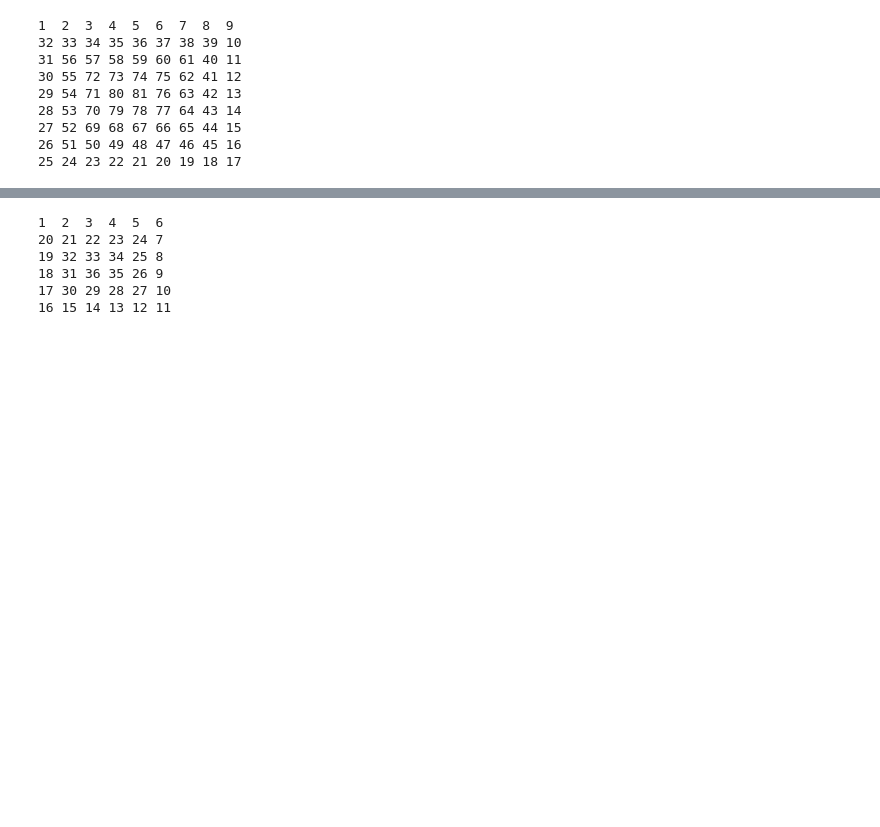
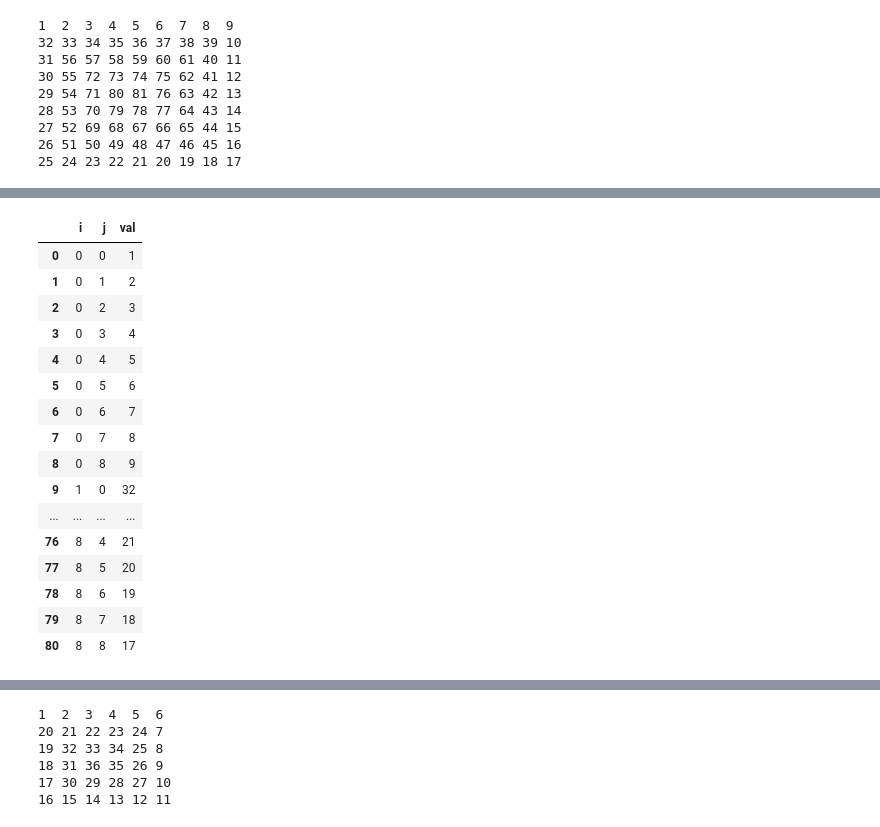
Before and after one commit to Tigershade/excercism, a Jupyter notebook: spiral_matrix.ipynb, the cells around one changed output, grey strips where cells are left out. Cells and saved outputs as stored; diff of their text form; code cells hidden in the pictures; blank space fills up the shorter version.

```diff
--- a/spiral_matrix.ipynb
+++ b/spiral_matrix.ipynb
@@ -65,0 +96,36 @@ print_matrix(res)
+# %%
+from IPython.display import HTML
+
+HTML(df_longer.to_html(max_rows=2000, max_cols=10, notebook=True,
+                classes='table table-striped table-hover',
+                escape=False,
+                table_id='scrollable-table',
+                border=0,
+               ) + """
+<style>
+#scrollable-table {
+    display: block;
+    max-height: 300px;
+    overflow: auto;
+    border: 1px solid #ccc;
+}
+</style>
+""")
+# %% [output]
+|  | i | j | val |
+| 0 | 0 | 0 | 1 |
+| 1 | 0 | 1 | 2 |
+| 2 | 0 | 2 | 3 |
+| 3 | 0 | 3 | 4 |
+| 4 | 0 | 4 | 5 |
+| 5 | 0 | 5 | 6 |
+| 6 | 0 | 6 | 7 |
+| 7 | 0 | 7 | 8 |
+| 8 | 0 | 8 | 9 |
+| 9 | 1 | 0 | 32 |
+| ... | ... | ... | ... |
+| 76 | 8 | 4 | 21 |
+| 77 | 8 | 5 | 20 |
+| 78 | 8 | 6 | 19 |
+| 79 | 8 | 7 | 18 |
+| 80 | 8 | 8 | 17 |
```
Also changed, not shown: parts of 9 cells of this notebook, 1 other file.
